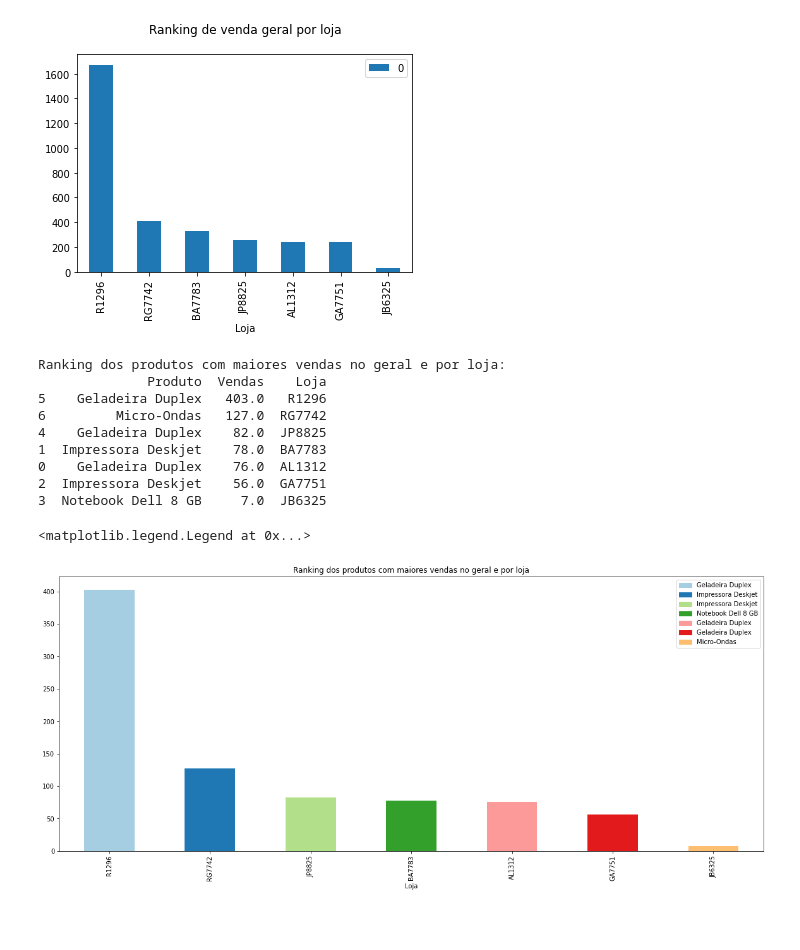
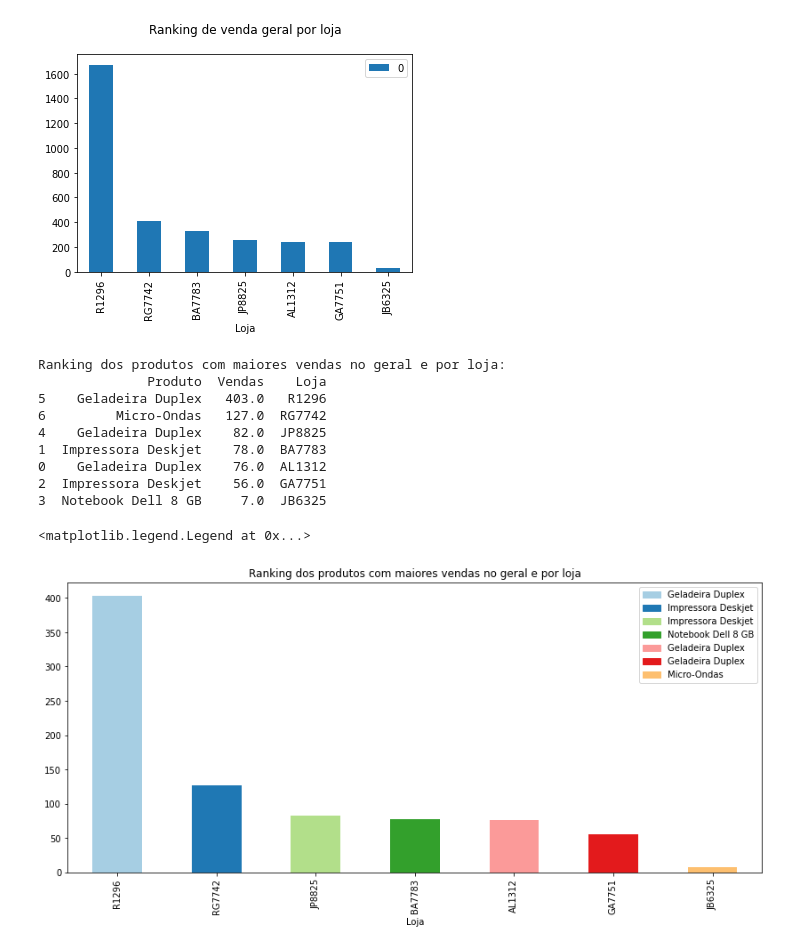
Before and after one commit to lohhans/Ciencia-de-Dados, a Jupyter notebook: 1VA/1VA.ipynb, the cells around one changed output. Drawn from its saved outputs; the diff is of its cells as text; code cells hidden in the pictures; blank space fills up the shorter version.

```diff
--- a/1VA/1VA.ipynb
+++ b/1VA/1VA.ipynb
@@ -115,7 +115,7 @@ cores = plt.cm.Paired(np.arange(len(lista)))
 
 for k in range(len(lista)):
     lista[k].append(produto_mais_vendido_por_fabricante_total_vendas.keys()[k])
-    nome_produtos.append(mpatches.Patch(color=plt.cm.Paired(np.arange(len(df_lista)))[k], label=produto_mais_vendido_por_fabricante_produtos[k]))
+    nome_produtos.append(mpatches.Patch(color=plt.cm.Paired(np.arange(len(lista)))[k], label=produto_mais_vendido_por_fabricante_produtos[k]))
 
 # Finalização do dataframe
 df_lista = pd.DataFrame(lista,columns=['Produto', 'Vendas', 'Fabricante'])
@@ -210,33 +210,33 @@ df_produto_mais_vendido_por_fabricante_produtos[1] = df_produto_mais_vendido_por
 
 lista = df_produto_mais_vendido_por_fabricante_produtos.values.tolist()
 
 # Criação de dados para legenda
 nome_produtos = []
 cores = plt.cm.Paired(np.arange(len(lista)))
 
 # Atualização nos indices do dataframe e atrinuição de cores únicas para legenda
 for k in range(len(lista)):
     lista[k].append(produto_mais_vendido_por_fabricante_total_vendas.keys()[k])
-    nome_produtos.append(mpatches.Patch(color=plt.cm.Paired(np.arange(len(df_lista)))[k], label=produto_mais_vendido_por_fabricante_produtos[k]))
+    nome_produtos.append(mpatches.Patch(color=plt.cm.Paired(np.arange(len(lista)))[k], label=produto_mais_vendido_por_fabricante_produtos[k]))
 
 # Finalização do dataframe
 df_lista = pd.DataFrame(lista, columns=['Produto', 'Vendas', 'Loja'])
 df_lista = df_lista.sort_values(by=['Vendas'], ascending=False) #Ordenação decrescente
 
 print("Ranking dos produtos com maiores vendas no geral e por loja:")
 
 print(df_lista)
 
-df_lista.plot(kind = 'bar', figsize= (20,8), use_index = True, x = 'Loja', color=[cores], title = 'Ranking dos produtos com maiores vendas no geral e por loja').legend(handles=nome_produtos)
+df_lista.plot(kind = 'bar', figsize= (14,6), use_index = True, x = 'Loja', color=[cores], title = 'Ranking dos produtos com maiores vendas no geral e por loja').legend(handles=nome_produtos)
 # %% [output]
 Ranking dos produtos com maiores vendas no geral e por loja:
               Produto  Vendas    Loja
 5    Geladeira Duplex   403.0   R1296
 6         Micro-Ondas   127.0  RG7742
 4    Geladeira Duplex    82.0  JP8825
 1  Impressora Deskjet    78.0  BA7783
 0    Geladeira Duplex    76.0  AL1312
 2  Impressora Deskjet    56.0  GA7751
 3  Notebook Dell 8 GB     7.0  JB6325
 <matplotlib.legend.Legend at 0x...>
-[figure, old version]
+[figure, new version]
```
Also changed, not shown: parts of 10 cells of this notebook.
